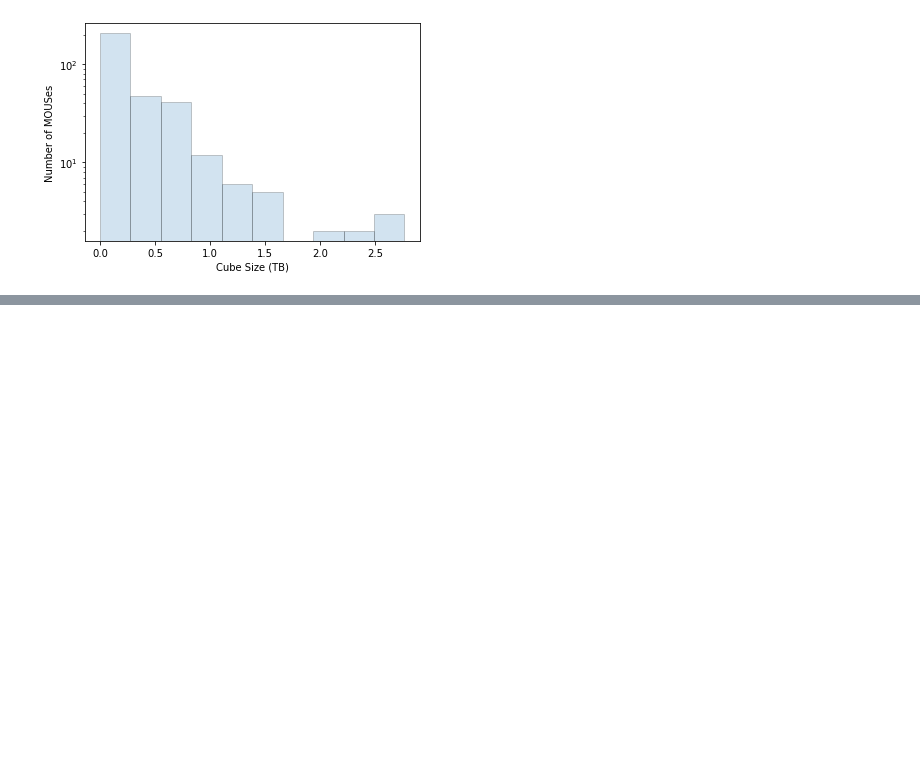
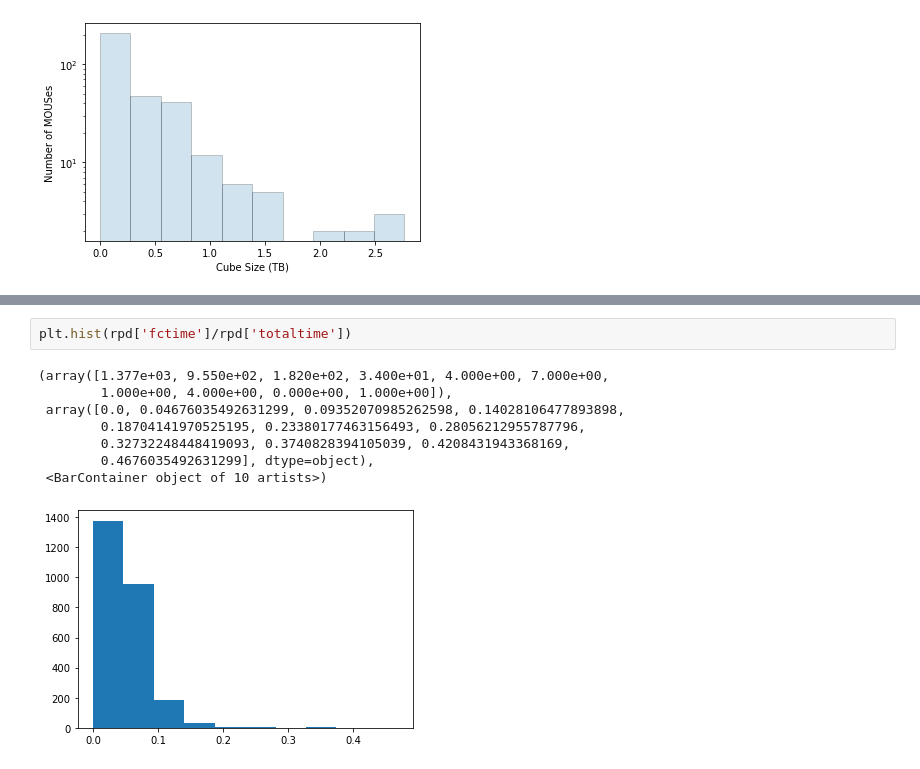
Before and after one commit to aakepley/big-cubes, a Jupyter notebook: calc_weblog_mitigation_stats.ipynb, the cells around one changed output, grey strips where cells are left out. Drawn from its saved outputs; the diff is of its cells as text; blank space fills up the shorter version.

```diff
--- a/calc_weblog_mitigation_stats.ipynb
+++ b/calc_weblog_mitigation_stats.ipynb
@@ -446,0 +479,11 @@ Text(0, 0.5, 'Number of MOUSes')
+# %%
+plt.hist(rpd['fctime']/rpd['totaltime'])
+# %% [output]
+(array([1.377e+03, 9.550e+02, 1.820e+02, 3.400e+01, 4.000e+00, 7.000e+00,
+        1.000e+00, 4.000e+00, 0.000e+00, 1.000e+00]),
+ array([0.0, 0.04676035492631299, 0.09352070985262598, 0.14028106477893898,
+        0.18704141970525195, 0.23380177463156493, 0.28056212955787796,
+        0.32732248448419093, 0.3740828394105039, 0.4208431943368169,
+        0.4676035492631299], dtype=object),
+ <BarContainer object of 10 artists>)
+[figure, added]
```
Also changed, not shown: parts of 8 cells of this notebook, 4 other files.
